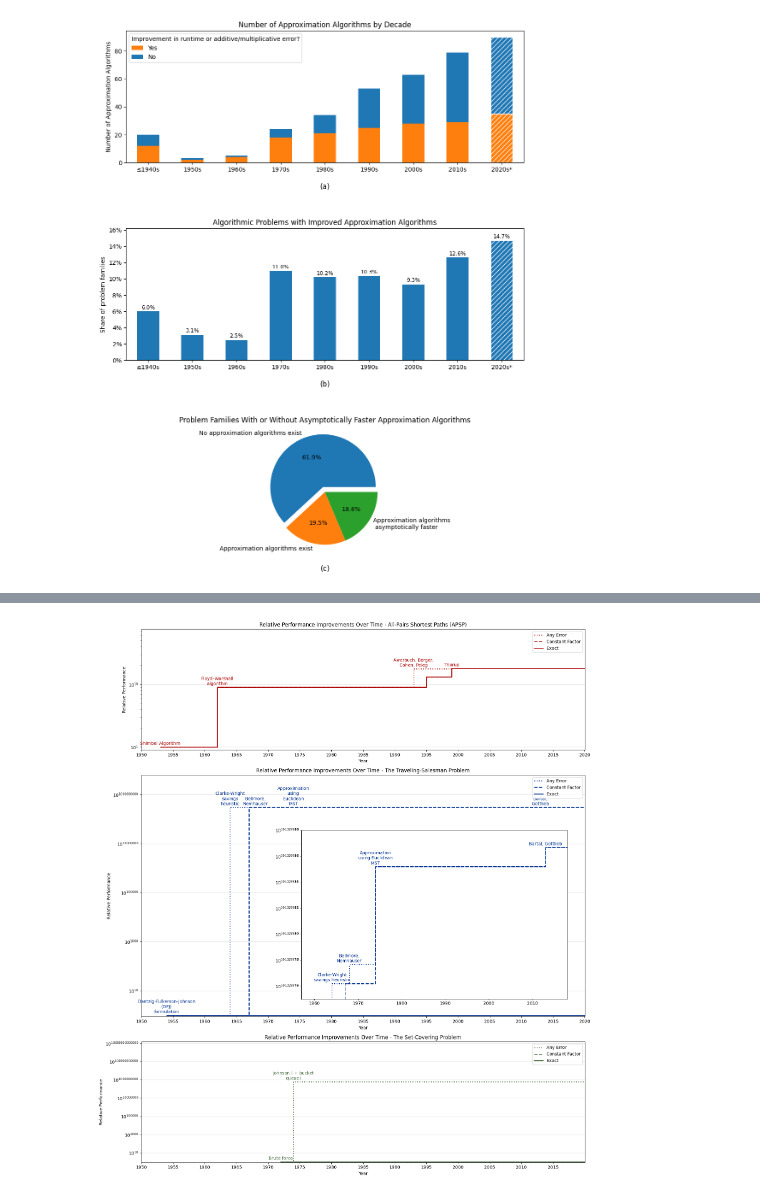
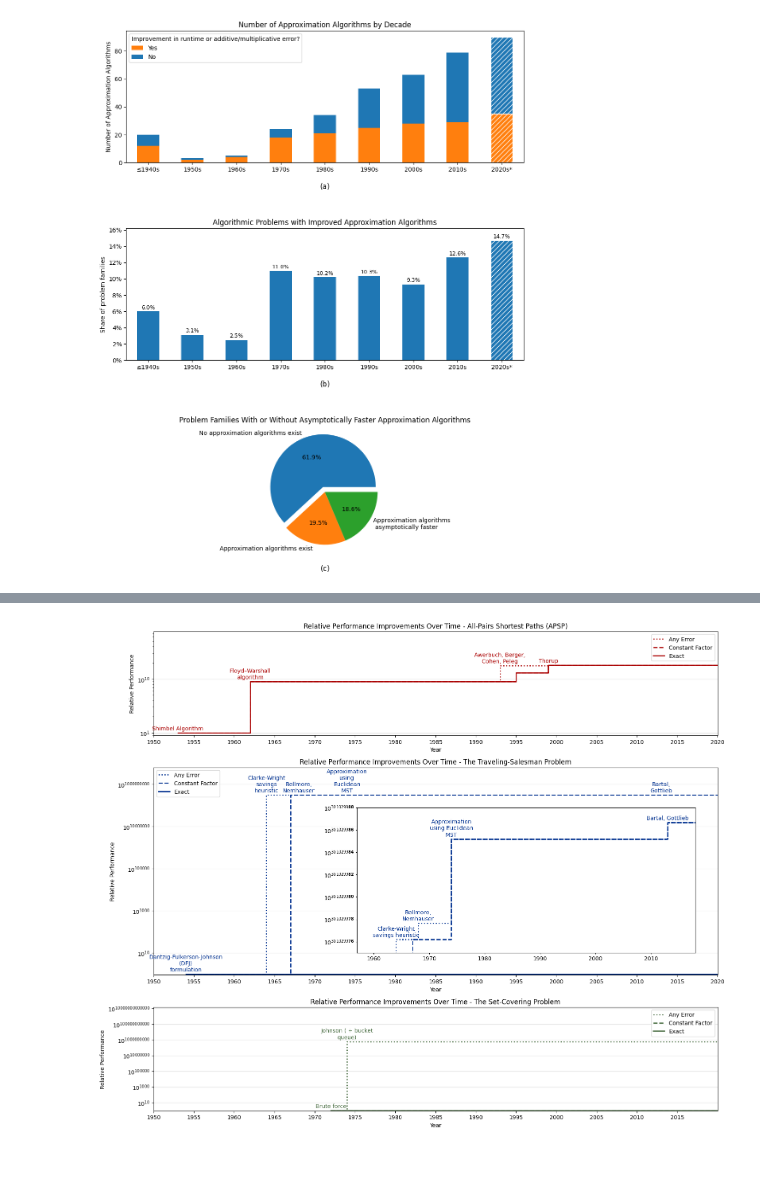
Before and after one commit to andrewlucasgs/approximation-algorithms, a Jupyter notebook: generate_figures.ipynb, the cells around one changed output, grey strips where cells are left out. Cells and saved outputs as stored; diff of their text form; code cells hidden in the pictures; blank space fills up the shorter version.

```diff
--- a/generate_figures.ipynb
+++ b/generate_figures.ipynb
@@ -107,7 +107,7 @@ def fill_best(df, column="Time Complexity Class"):
     return best
 
 # Create the GridSpec layout: 2 columns, 3 rows
-fig = plt.figure(figsize=(14, 16))
+fig = plt.figure(figsize=(14, 18))
 gs = GridSpec(3, 6, figure=fig, height_ratios=[1,1.5,2])
 
 # First row: Create individual subplots for each family (spanning 2 columns per family)
@@ -305,7 +305,7 @@ ax4.set_title('Types of Approximate Algorithms\n(Share of Algorithm Problems wit
 plt.subplots_adjust(hspace=0.5)  # Increase the space between the plots (you can adjust the value)
 
 # Save and display the combined plot
-plt.savefig('figures/combined_plots_with_pie_chart.png', bbox_inches='tight')
+plt.savefig('figures/figure 2.png', bbox_inches='tight')
 plt.show()
 # %% [output]
 A value is trying to be set on a copy of a slice from a DataFrame.
@@ -330,7 +330,7 @@ See the caveats in the documentation: https://pandas.pydata.org/pandas-docs/stab
 from mpl_toolkits.axes_grid1.inset_locator import inset_axes, mark_inset
 
 # Set up the figure with 1 column and 3 rows
-fig, axs = plt.subplots(3, 1, figsize=(16, 18), height_ratios=[0.5,1,0.5])
+fig, axs = plt.subplots(3, 1, figsize=(16, 13), height_ratios=[0.5,1,0.5])
 
 colors = [
     ['#AA0000', '#FF033E', '#fd5c63'],
@@ -433,31 +433,33 @@ ax_inset.tick_params(axis='both', which='both', length=2)
 # mark_inset(axs[1], ax_inset, loc1=2, loc2=1, fc="none", ec="0.5", linestyle='--')
 
 # Plot 3 - The Set-Covering Problem (SCP)
 # Load SCP data
 SCP_exact_filtered = pd.read_csv('datasets/SCP_exact_filtered.csv')
 SCP_constant_factor_filtered = pd.read_csv('datasets/SCP_constant_factor_filtered.csv')
 SCP_any_error_filtered = pd.read_csv('datasets/SCP_any_error_filtered.csv')
 
 # Plot SCP data in the third row
 plot_family_data(SCP_exact_filtered, SCP_constant_factor_filtered, SCP_any_error_filtered, 'SCP', colors[2], axs[2])
 axs[2].set_xlabel('Year')
 axs[2].set_ylabel('Relative Performance')
 axs[2].set_title('Relative Performance Improvements Over Time - The Set-Covering Problem')
 axs[2].set_xlim(1950, 2020)
 axs[2].set_xticks(np.arange(1950, 2020, 5))
 axs[2].set_yscale('log')
 axs[2].margins(x=0, y=0.5)
 axs[2].legend()
 axs[2].set_ylim(bottom=0.9)
 axs[2].grid(True, which='major', axis='y', linestyle='-', color='#DDD')
 
 # Custom y-axis formatter for all plots
 for ax in axs:
     ax.yaxis.set_major_formatter(plt.FuncFormatter(y_format))
     ax.set_axisbelow(True)
 
 # Show the combined plot with inset
 plt.tight_layout()
+plt.savefig('figures/figure 3.png', bbox_inches='tight')
+
 plt.show()
 # %% [output]
-[figure, old version]
+[figure, new version]
```
Also changed, not shown: parts of 2 cells of this notebook, 1 other file.
